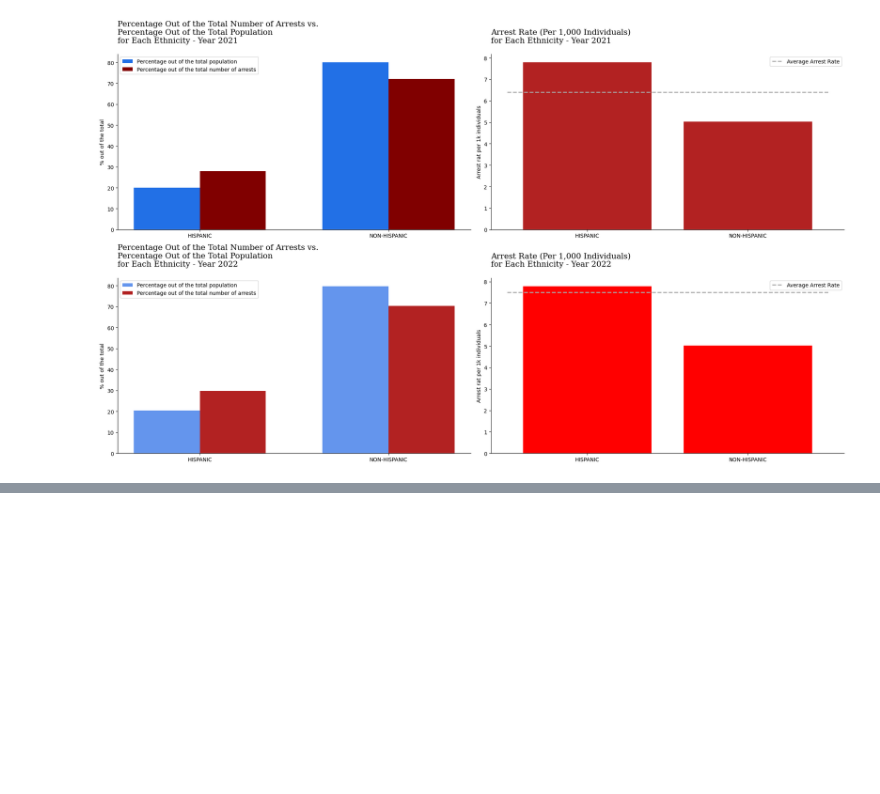
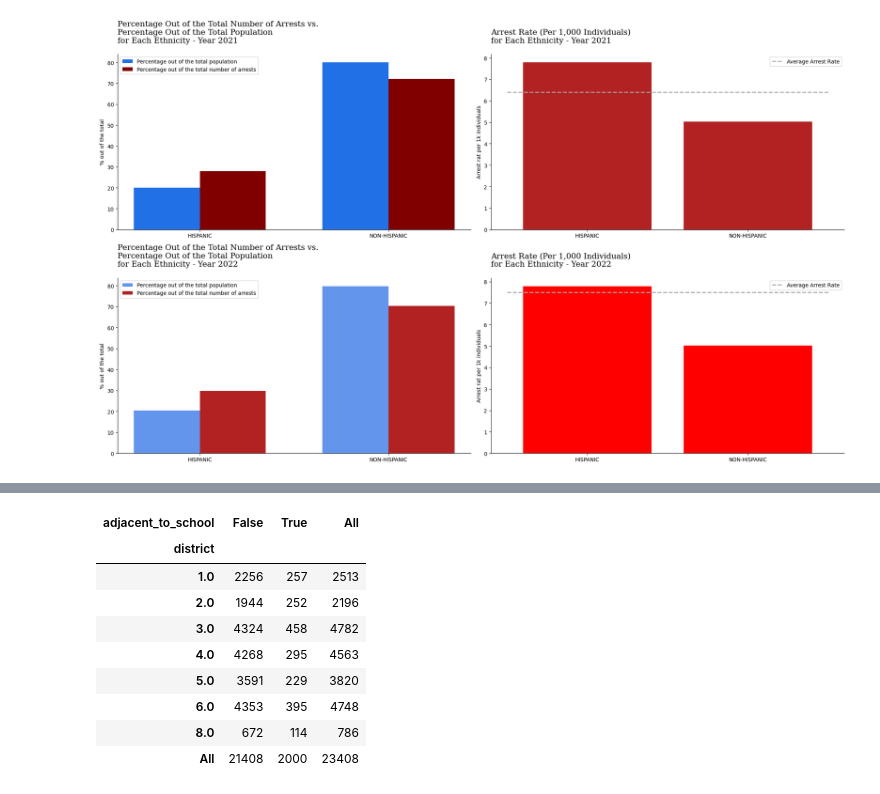
Before and after one commit to emmajslz/eda-project-police-arrest, a Jupyter notebook: police-arrests-montgomery-study.ipynb, the cells around one changed output, grey strips where cells are left out. Cells and saved outputs as stored; diff of their text form; code cells hidden in the pictures; blank space fills up the shorter version.

```diff
--- a/police-arrests-montgomery-study.ipynb
+++ b/police-arrests-montgomery-study.ipynb
@@ -2118,0 +2204,13 @@ plt.show()
+# %%
+district_vs_school
+# %% [output]
+| adjacent_to_school | False | True | All |
+| district |  |  |  |
+| 1.0 | 2256 | 257 | 2513 |
+| 2.0 | 1944 | 252 | 2196 |
+| 3.0 | 4324 | 458 | 4782 |
+| 4.0 | 4268 | 295 | 4563 |
+| 5.0 | 3591 | 229 | 3820 |
+| 6.0 | 4353 | 395 | 4748 |
+| 8.0 | 672 | 114 | 786 |
+| All | 21408 | 2000 | 23408 |
```
Also changed, not shown: parts of 22 cells of this notebook.
